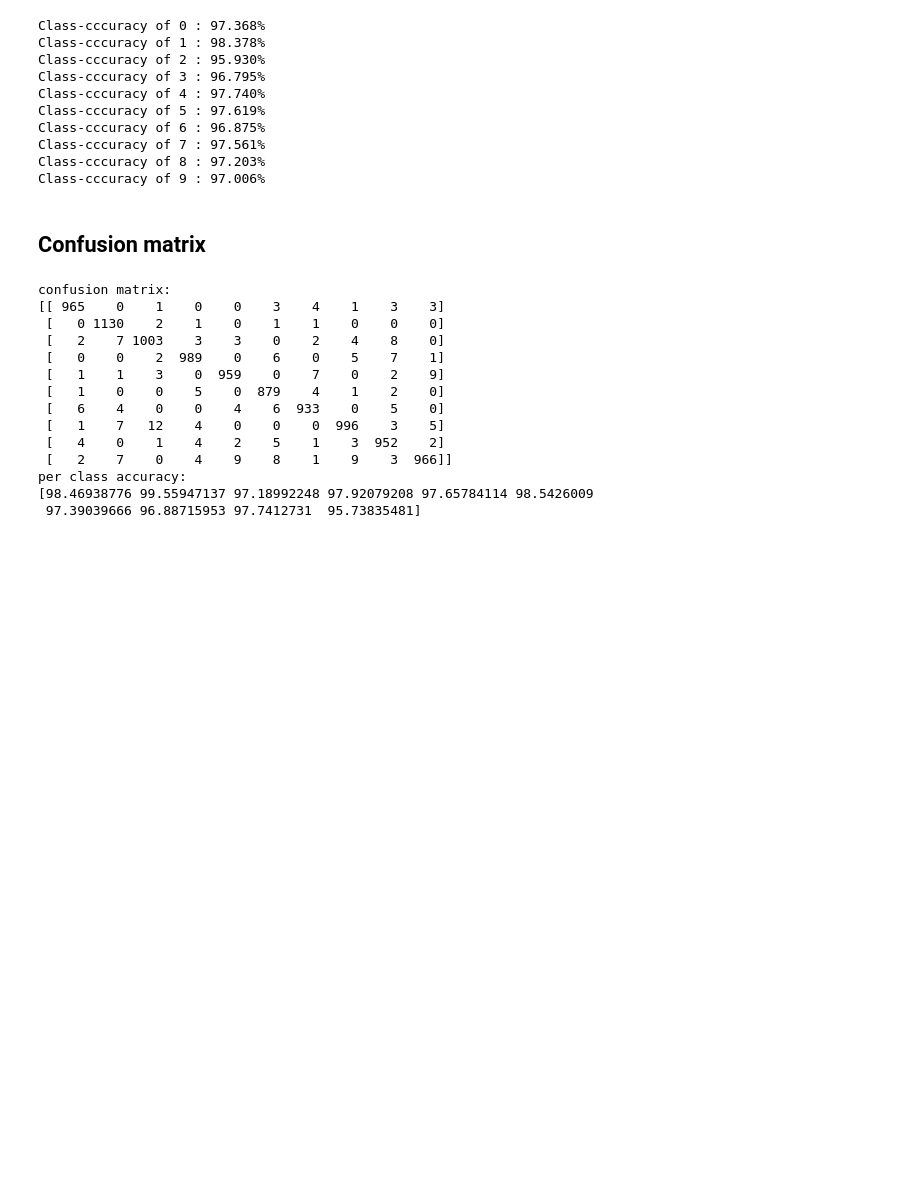
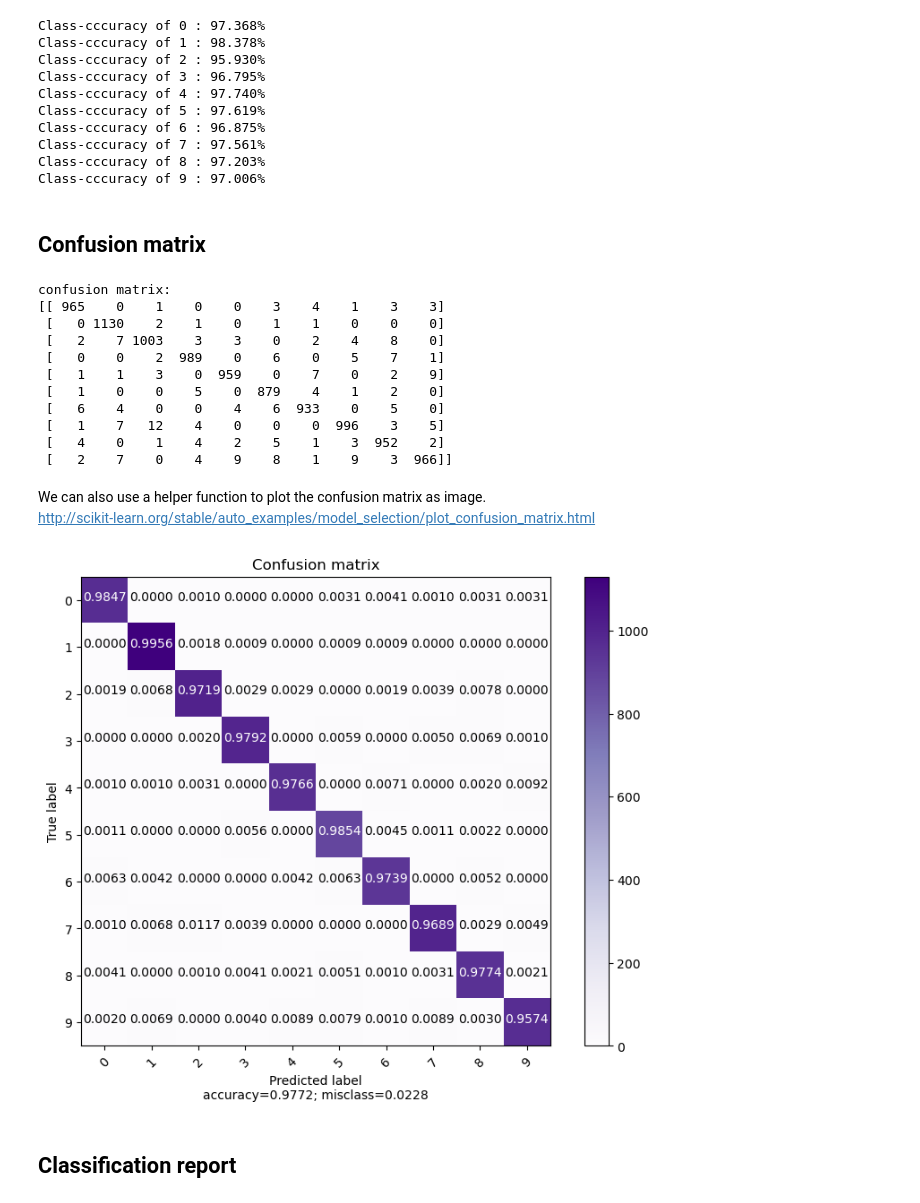
Before and after one commit to schms27/computer-vision, a Jupyter notebook: notebooks/30_cnn_pytorch_mnist.ipynb, the cells around one changed output. Cells and saved outputs as stored; diff of their text form; code cells hidden in the pictures; blank space fills up the shorter version.

Commit message:
improve confusion matrix and add classification report

```diff
--- a/notebooks/30_cnn_pytorch_mnist.ipynb
+++ b/notebooks/30_cnn_pytorch_mnist.ipynb
@@ -276,7 +276,7 @@ Class-cccuracy of 9 : 97.006%
 # %%
 from sklearn.metrics import confusion_matrix
 
-pred_list = torch.zeros(0, dtype = torch.long, device = 'cpu')
+prediction_list = torch.zeros(0, dtype = torch.long, device = 'cpu')
 label_list = torch.zeros(0, dtype = torch.long, device = 'cpu')
 
 with torch.no_grad():
@@ -286,16 +286,12 @@ with torch.no_grad():
         outputs = net(inputs)
         _, preds = torch.max(outputs, 1)
 
-        pred_list = torch.cat([pred_list, preds.view(-1).cpu()])
+        prediction_list = torch.cat([prediction_list, preds.view(-1).cpu()])
         label_list = torch.cat([label_list, classes.view(-1).cpu()])
 
 # Confusion matrix
-conf_mat = confusion_matrix(label_list.numpy(), pred_list.numpy())
+conf_mat = confusion_matrix(label_list.numpy(), prediction_list.numpy())
 print(f'confusion matrix: \r\n{conf_mat}')
-
-# Per-class accuracy
-class_accuracy = 100 * conf_mat.diagonal() / conf_mat.sum(1)
-print(f'per class accuracy: \r\n{class_accuracy}')
 # %% [output]
 confusion matrix:
 [[ 965    0    1    0    0    3    4    1    3    3]
@@ -308,6 +304,16 @@ confusion matrix:
  [   1    7   12    4    0    0    0  996    3    5]
  [   4    0    1    4    2    5    1    3  952    2]
  [   2    7    0    4    9    8    1    9    3  966]]
-per class accuracy:
-[98.46938776 99.55947137 97.18992248 97.92079208 97.65784114 98.5426009
- 97.39039666 96.88715953 97.7412731  95.73835481]
+# %% [markdown]
+We can also use a helper function to plot the confusion matrix as image.
+http://scikit-learn.org/stable/auto_examples/model_selection/plot_confusion_matrix.html
+# %%
+import matplotlib.pyplot as plt
+from lib.report import plot_confusion_matrix
+
+target_names = list(range(0,10))
+plot_confusion_matrix(conf_mat, target_names, cmap=plt.get_cmap('Purples'))
+# %% [output]
+[figure, added]
+# %% [markdown]
+## Classification report
```
Also changed, not shown: parts of 1 cell of this notebook, 1 other file.
